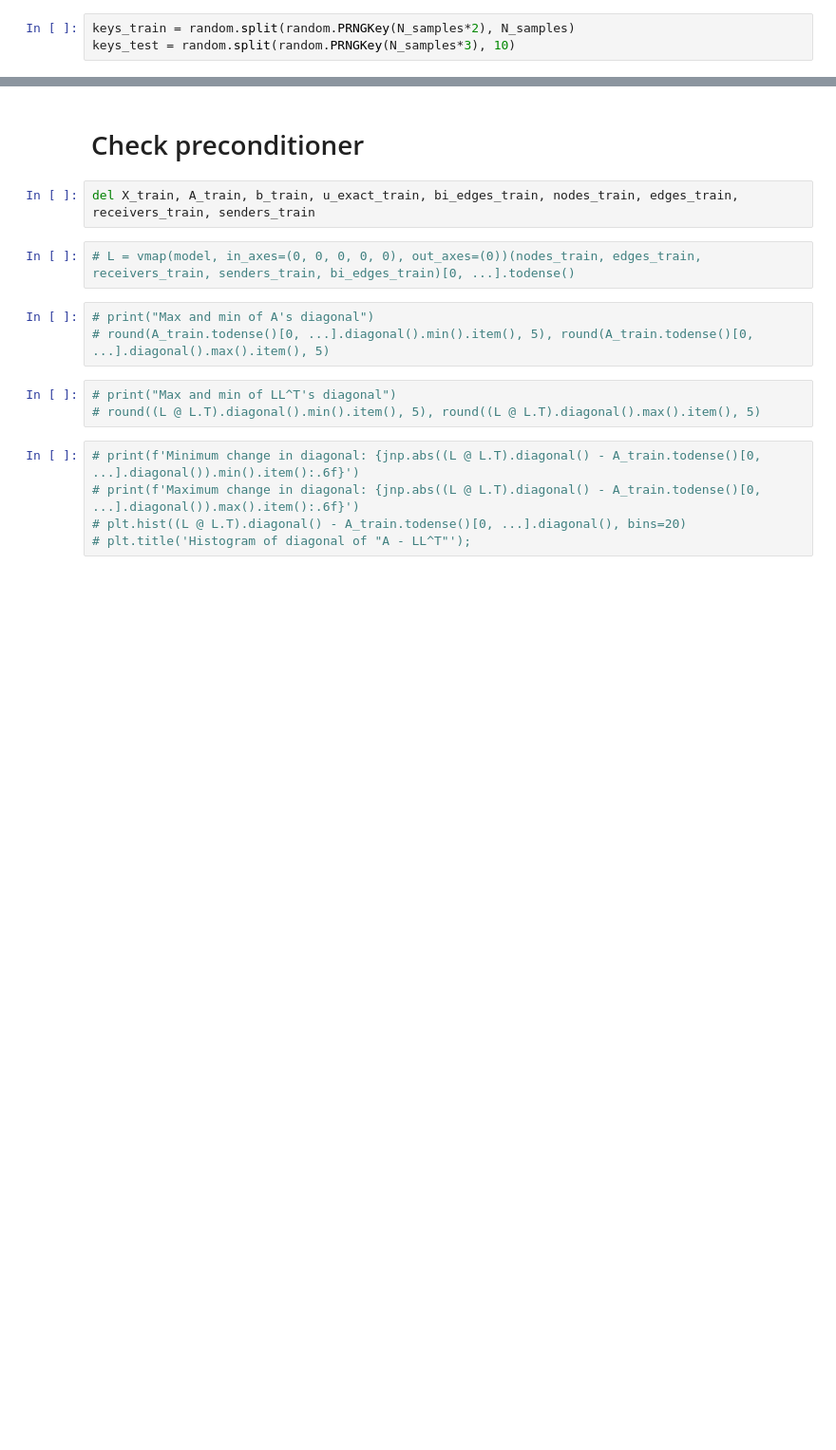
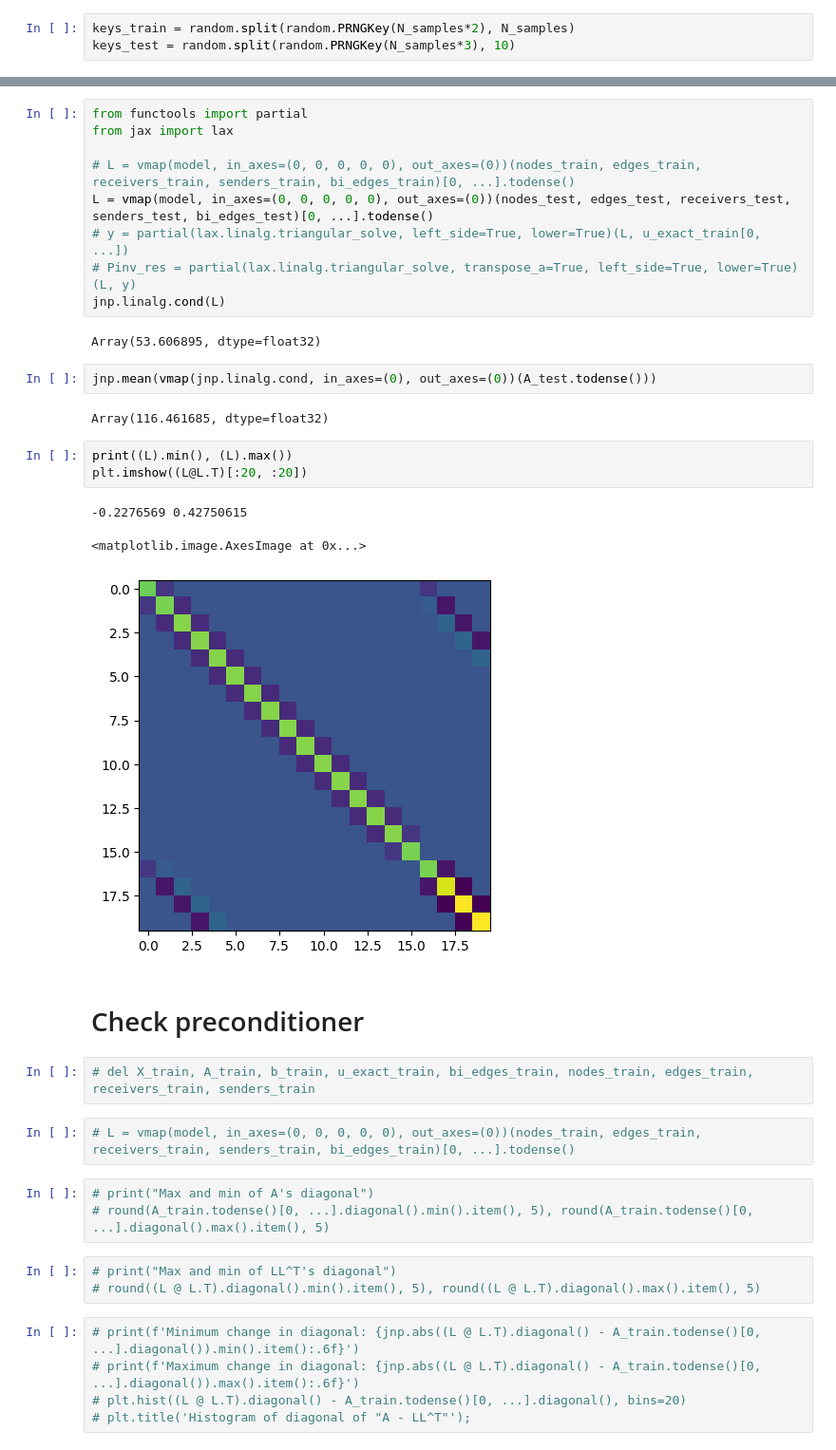
Before and after one commit to vltrifonov/PreCorrector, a Jupyter notebook: experiments/Poisson2D_Notay.ipynb, the cells around one changed output, grey strips where cells are left out. Shown at 95% size. Drawn from its saved outputs; the diff is of its cells as text; blank space fills up the shorter version.

```diff
--- a/experiments/Poisson2D_Notay.ipynb
+++ b/experiments/Poisson2D_Notay.ipynb
@@ -119,7 +126,29 @@ Array(8.890464, dtype=float32)
+# %%
+from functools import partial
+from jax import lax
+
+# L = vmap(model, in_axes=(0, 0, 0, 0, 0), out_axes=(0))(nodes_train, edges_train, receivers_train, senders_train, bi_edges_train)[0, ...].todense()
+L = vmap(model, in_axes=(0, 0, 0, 0, 0), out_axes=(0))(nodes_test, edges_test, receivers_test, senders_test, bi_edges_test)[0, ...].todense()
+# y = partial(lax.linalg.triangular_solve, left_side=True, lower=True)(L, u_exact_train[0, ...])
+# Pinv_res = partial(lax.linalg.triangular_solve, transpose_a=True, left_side=True, lower=True)(L, y)
+jnp.linalg.cond(L)
+# %% [output]
+Array(53.606895, dtype=float32)
+# %%
+jnp.mean(vmap(jnp.linalg.cond, in_axes=(0), out_axes=(0))(A_test.todense()))
+# %% [output]
+Array(116.461685, dtype=float32)
+# %%
+print((L).min(), (L).max())
+plt.imshow((L@L.T)[:20, :20])
+# %% [output]
+-0.2276569 0.42750615
+<matplotlib.image.AxesImage at 0x...>
+[figure, added]
 # %% [markdown]
 # Check preconditioner
 # %%
-del X_train, A_train, b_train, u_exact_train, bi_edges_train, nodes_train, edges_train, receivers_train, senders_train
+# del X_train, A_train, b_train, u_exact_train, bi_edges_train, nodes_train, edges_train, receivers_train, senders_train
 # %%
 # L = vmap(model, in_axes=(0, 0, 0, 0, 0), out_axes=(0))(nodes_train, edges_train, receivers_train, senders_train, bi_edges_train)[0, ...].todense()
 # %%
```
Also changed, not shown: parts of 13 cells of this notebook, 1 other file.
